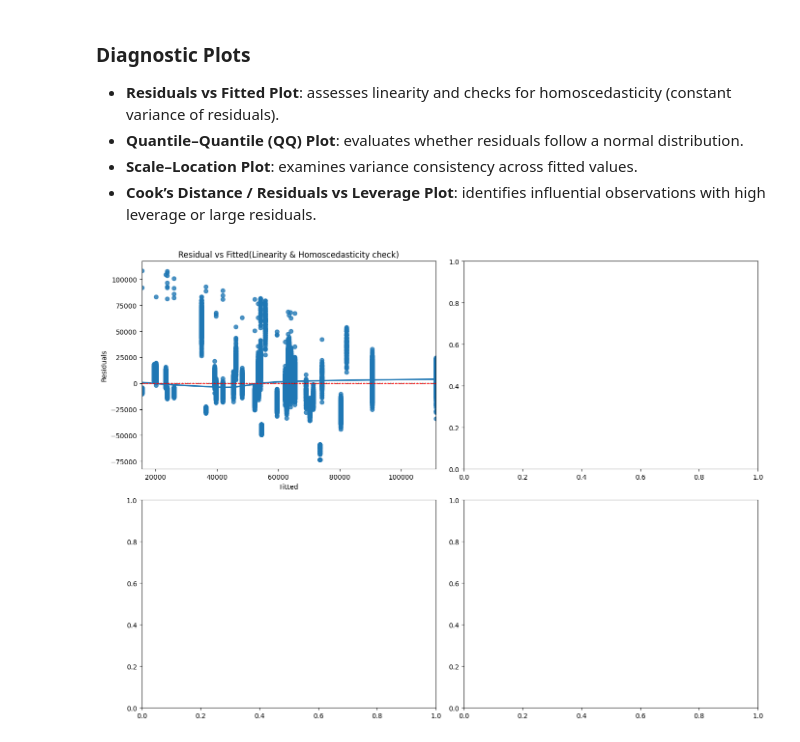
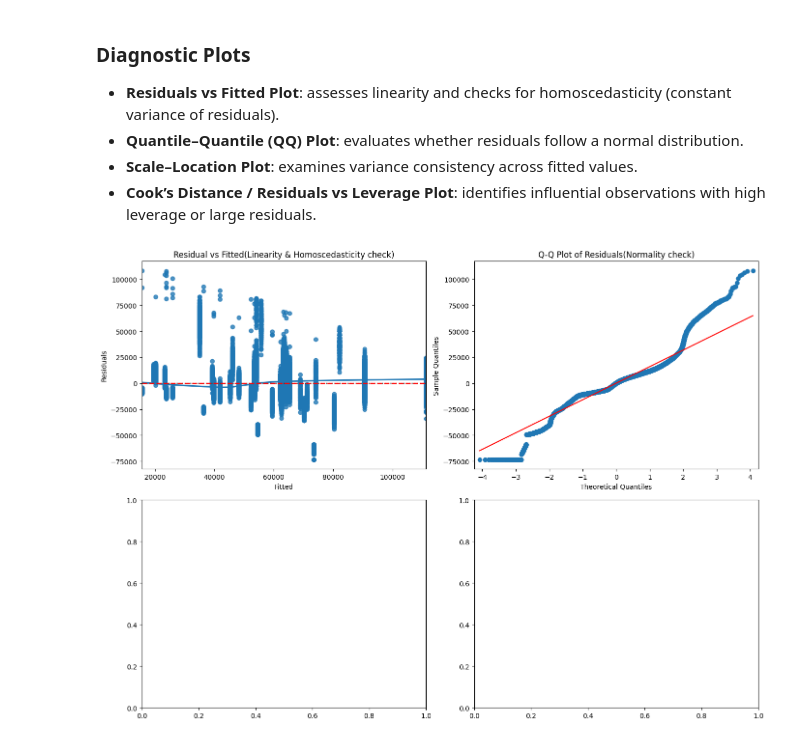
Before and after one commit to Rooney-tech/Linear-Regression, a Jupyter notebook: Linear regression/Notebooks/Linear Regression Analaysis 2- Predicting Patient Bill.ipynb, the cells around one changed output. Drawn from its saved outputs; the diff is of its cells as text; code cells hidden in the pictures.

```diff
--- a/Linear regression/Notebooks/Linear Regression Analaysis 2- Predicting Patient Bill.ipynb
+++ b/Linear regression/Notebooks/Linear Regression Analaysis 2- Predicting Patient Bill.ipynb
@@ -547,23 +547,24 @@ VIF_data
 # %%
 fig, ax = plt.subplots(2,2,figsize = (14,10))
 
 # Extract residual and fitted values
 
 residuals = lm.resid
 fitted = lm.fittedvalues
 
 # Residual vs Fitted plot
 sns.residplot(x = fitted, y = residuals, lowess =True,ax=ax[0,0])
-ax[0,0].axhline(0, linestyle = '--', lw = 1, color ='red')
+ax[0,0].axhline(0, linestyle = '--', lw = 2, color ='red')
 ax[0,0].set_ylabel('Residuals')
 ax[0,0].set_xlabel('Fitted')
 ax[0,0].set_title('Residual vs Fitted(Linearity & Homoscedasticity check)')
 
 # Quantile-Quantile plot(Normality check for residuals)
-
+sm.qqplot(data = residuals,line = 'r',ax = ax[0,1])
+ax[0,1].set_title('Q-Q Plot of Residuals(Normality check)')
 
 
 plt.tight_layout()
 plt.show()
 # %% [output]
-[figure, old version]
+[figure, new version]
```
